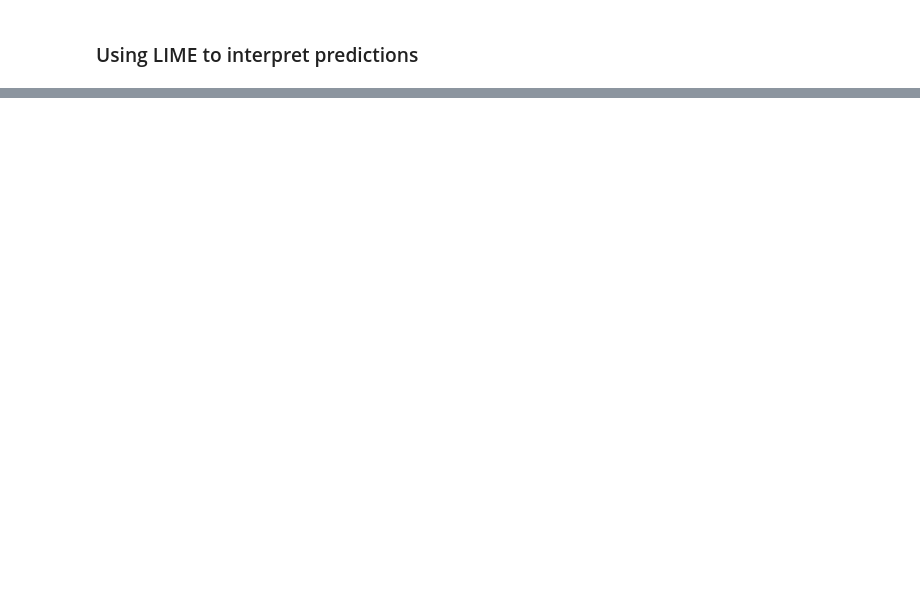
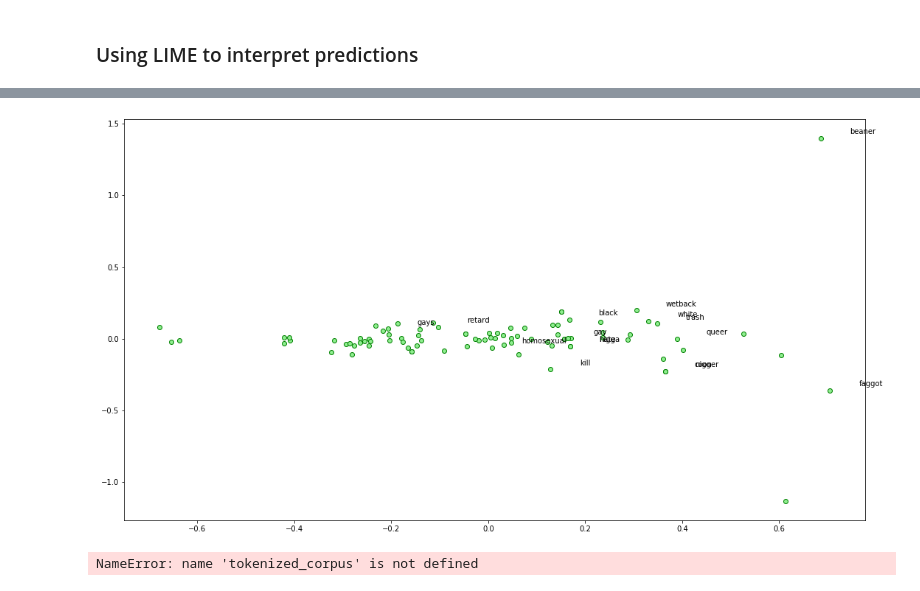
Before and after one commit to sheensta/twitter_hate_speech, a Jupyter notebook: notebooks/Week2_Features_Sean.ipynb, the cells around one changed output, grey strips where cells are left out. Saved outputs shown, nothing was run; the diff lists cells and outputs as text; code cells hidden in the pictures; blank space fills up the shorter version.

Commit message:
training word embedding

```diff
--- a/notebooks/Week2_Features_Sean.ipynb
+++ b/notebooks/Week2_Features_Sean.ipynb
@@ -575,0 +674,12 @@ Actual classification: Offensive
+# %%
+for epoch in range(1, 6):
+    loss = 0.
+    i = 0
+    for x, y in generate_context_word_pairs(corpus=wids, window_size=window_size, vocab_size=vocab_size):
+        i += 1
+        loss += cbow.train_on_batch(x, y)
+        if i % 100000 == 0:
+            print('Processed {} (context, word) pairs'.format(i))
+
+    print('Epoch:', epoch, '\tLoss:', loss)
+    print()
@@ -575,0 +718,5 @@ Actual classification: Offensive
+# %%
+trained_embedding = pd.read_csv('trained_embedding.csv')
+trained_embedding.set_index(trained_embedding['Unnamed: 0'], inplace = True)
+trained_embedding = trained_embedding.drop(columns = 'Unnamed: 0')
+trained_embedding.head()
@@ -575,0 +732,12 @@ Actual classification: Offensive
+# %%
+from sklearn.metrics.pairwise import euclidean_distances
+
+# compute pairwise distance matrix
+distance_matrix = euclidean_distances(trained_embedding)
+print(distance_matrix.shape)
+
+# view contextually similar words
+similar_words = {search_term: [id2word[idx] for idx in distance_matrix[word2id[search_term]].argsort()[1:6]]
+                   for search_term in ['faggot', 'nigger', 'nigga','white','queer','gay','coon','kill', 'hate','trash','black','retard','beaner','wetback','homosexual']}
+
+similar_words
@@ -575,0 +777,22 @@ Actual classification: Offensive
+# %%
+#unsupervised from trained word embedding CBOW
+
+from sklearn.decomposition import PCA
+words = sum([[k] + v for k, v in similar_words.items()], [])
+wvs = trained_embedding.loc[words]
+
+pca = PCA(n_components=5)
+np.set_printoptions(suppress=True)
+P = pca.fit_transform(wvs)
+labels =  ['faggot', 'nigger', 'nigga','white','queer','gay','coon','kill', 'hate','trash','black','retard','beaner','wetback','homosexual', 'gays']
+
+plt.figure(figsize=(18, 10))
+plt.scatter(P[:, 0], P[:, 1], c='lightgreen', edgecolors='g')
+for label, x, y in zip(labels, P[:, 0], P[:, 1]):
+    plt.annotate(label, xy=(x+0.06, y+0.03), xytext=(0, 0), textcoords='offset points')
+# %% [output]
+[figure, added]
+# %%
+tokeni
+# %% [output]
+NameError: name 'tokenized_corpus' is not defined
```
Also changed, not shown: parts of 30 cells of this notebook, 1 other file.
